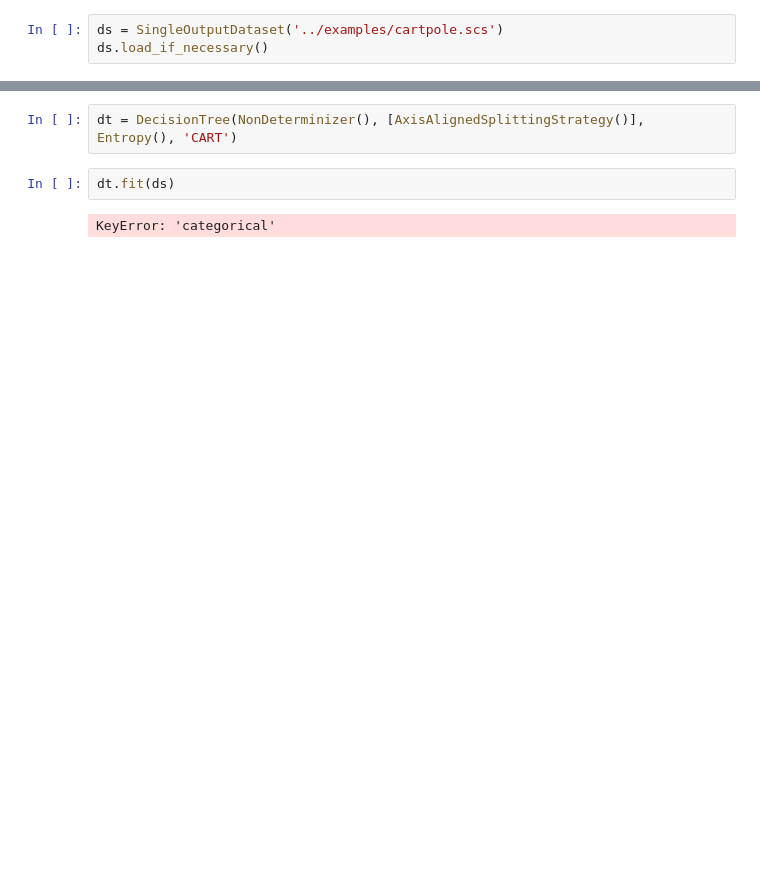
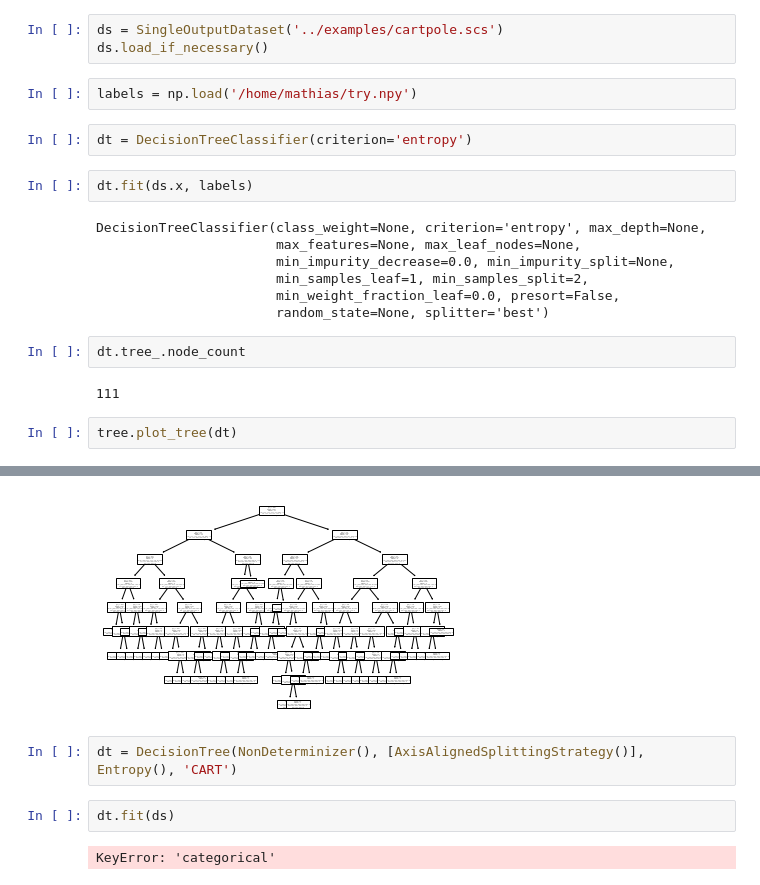
Before and after one commit to hobborg/dtControl, a Jupyter notebook: notebooks/dataset.ipynb, the cells around one changed output, grey strips where cells are left out. Saved outputs shown, nothing was run; the diff lists cells and outputs as text; blank space fills up the shorter version.

```diff
--- a/notebooks/dataset.ipynb
+++ b/notebooks/dataset.ipynb
@@ -17,3 +16,23 @@ from dtcontrol.decision_tree.splitting.axis_aligned import AxisAlignedSplittingS
 # %%
 ds = SingleOutputDataset('../examples/cartpole.scs')
 ds.load_if_necessary()
+# %%
+labels = np.load('/home/mathias/try.npy')
+# %%
+dt = DecisionTreeClassifier(criterion='entropy')
+# %%
+dt.fit(ds.x, labels)
+# %% [output]
+DecisionTreeClassifier(class_weight=None, criterion='entropy', max_depth=None,
+                       max_features=None, max_leaf_nodes=None,
+                       min_impurity_decrease=0.0, min_impurity_split=None,
+                       min_samples_leaf=1, min_samples_split=2,
+                       min_weight_fraction_leaf=0.0, presort=False,
+                       random_state=None, splitter='best')
+# %%
+dt.tree_.node_count
+# %% [output]
+111
+# %%
+tree.plot_tree(dt)
+# %% [output]
@@ -20,3 +56,4 @@ ds.load_if_necessary()
+[figure, added]
 # %%
 dt = DecisionTree(NonDeterminizer(), [AxisAlignedSplittingStrategy()], Entropy(), 'CART')
 # %%
```
Also changed, not shown: parts of 3 cells of this notebook, 10 other files.
